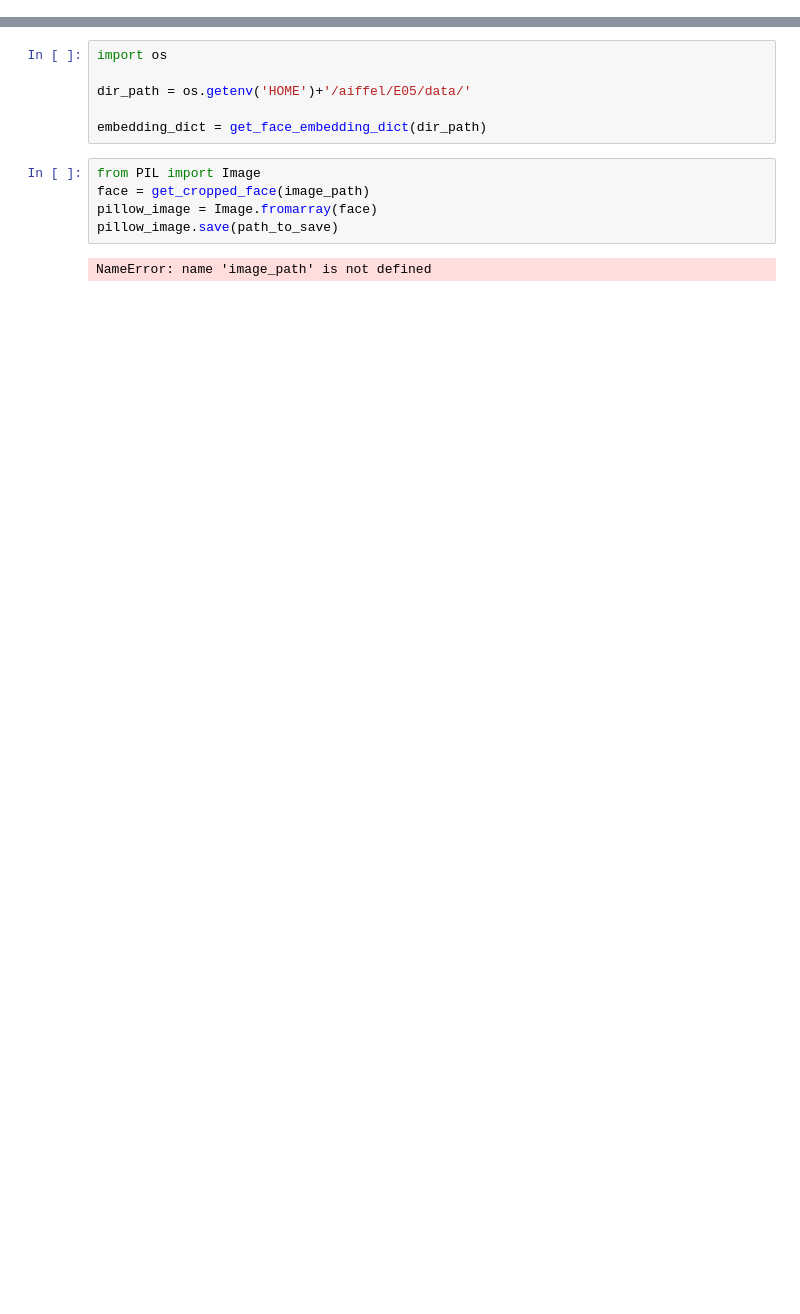
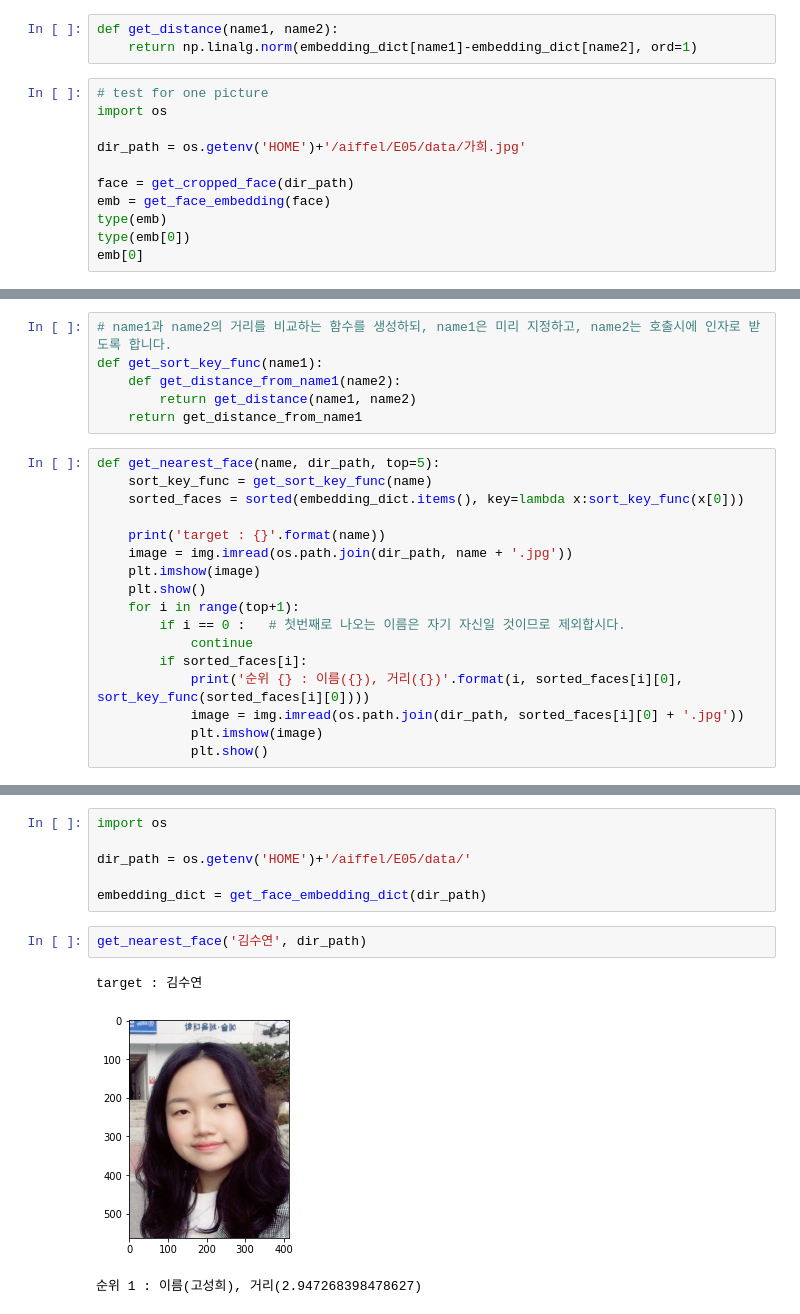
Before and after one commit to estela19/AIFFEL, a Jupyter notebook: exp05/[E-05]face_similarity.ipynb, the cells around one changed output, grey strips where cells are left out. Cells and saved outputs as stored; diff of their text form; blank space fills up the shorter version.

```diff
--- a/exp05/[E-05]face_similarity.ipynb
+++ b/exp05/[E-05]face_similarity.ipynb
@@ -28,2 +36,16 @@ def get_face_embedding_dict(dir_path):
 
     return embedding_dict
+# %%
+def get_distance(name1, name2):
+    return np.linalg.norm(embedding_dict[name1]-embedding_dict[name2], ord=1)
+# %%
+# test for one picture
+import os
+
+dir_path = os.getenv('HOME')+'/aiffel/E05/data/가희.jpg'
+
+face = get_cropped_face(dir_path)
+emb = get_face_embedding(face)
+type(emb)
+type(emb[0])
+emb[0]
@@ -29,0 +70,23 @@ def get_face_embedding_dict(dir_path):
+# %%
+# name1과 name2의 거리를 비교하는 함수를 생성하되, name1은 미리 지정하고, name2는 호출시에 인자로 받도록 합니다.
+def get_sort_key_func(name1):
+    def get_distance_from_name1(name2):
+        return get_distance(name1, name2)
+    return get_distance_from_name1
+# %%
+def get_nearest_face(name, dir_path, top=5):
+    sort_key_func = get_sort_key_func(name)
+    sorted_faces = sorted(embedding_dict.items(), key=lambda x:sort_key_func(x[0]))
+
+    print('target : {}'.format(name))
+    image = img.imread(os.path.join(dir_path, name + '.jpg'))
+    plt.imshow(image)
+    plt.show()
+    for i in range(top+1):
+        if i == 0 :   # 첫번째로 나오는 이름은 자기 자신일 것이므로 제외합시다.
+            continue
+        if sorted_faces[i]:
+            print('순위 {} : 이름({}), 거리({})'.format(i, sorted_faces[i][0], sort_key_func(sorted_faces[i][0])))
+            image = img.imread(os.path.join(dir_path, sorted_faces[i][0] + '.jpg'))
+            plt.imshow(image)
+            plt.show()
@@ -33,10 +98,9 @@ import os
 dir_path = os.getenv('HOME')+'/aiffel/E05/data/'
 
 embedding_dict = get_face_embedding_dict(dir_path)
-# %%
-from PIL import Image
-face = get_cropped_face(image_path)
-pillow_image = Image.fromarray(face)
-pillow_image.save(path_to_save)
-# %% [output]
-NameError: name 'image_path' is not defined
+# %%
+get_nearest_face('김수연', dir_path)
+# %% [output]
+target : 김수연
+[figure, added]
+순위 1 : 이름(고성희), 거리(2.947268398478627)
```
Also changed, not shown: parts of 9 cells of this notebook, 2 other files.
